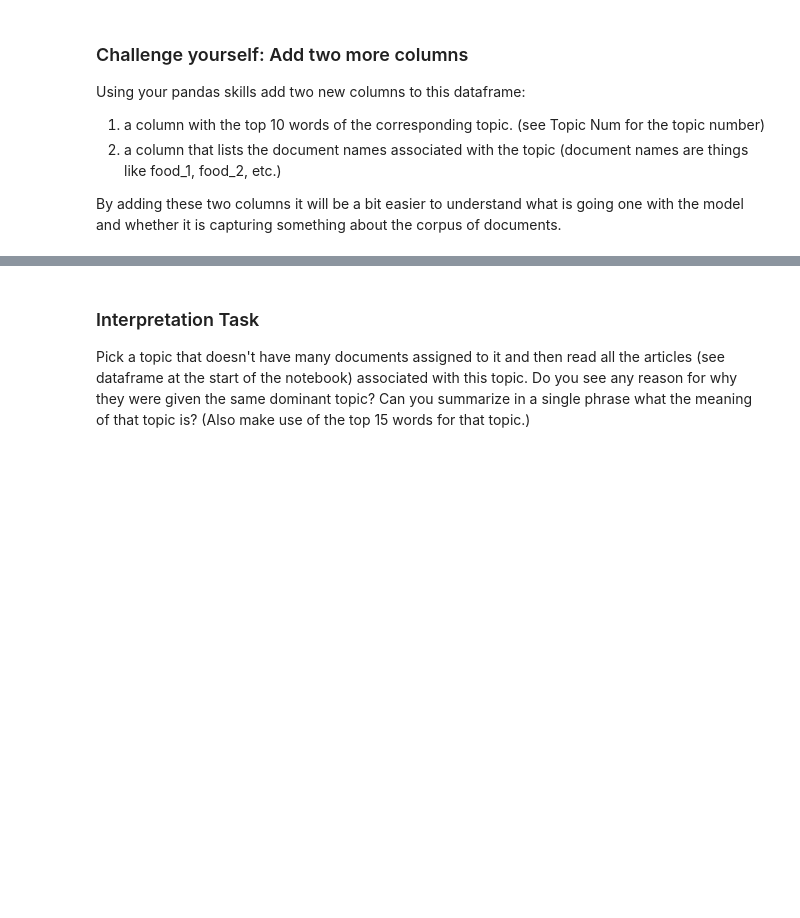
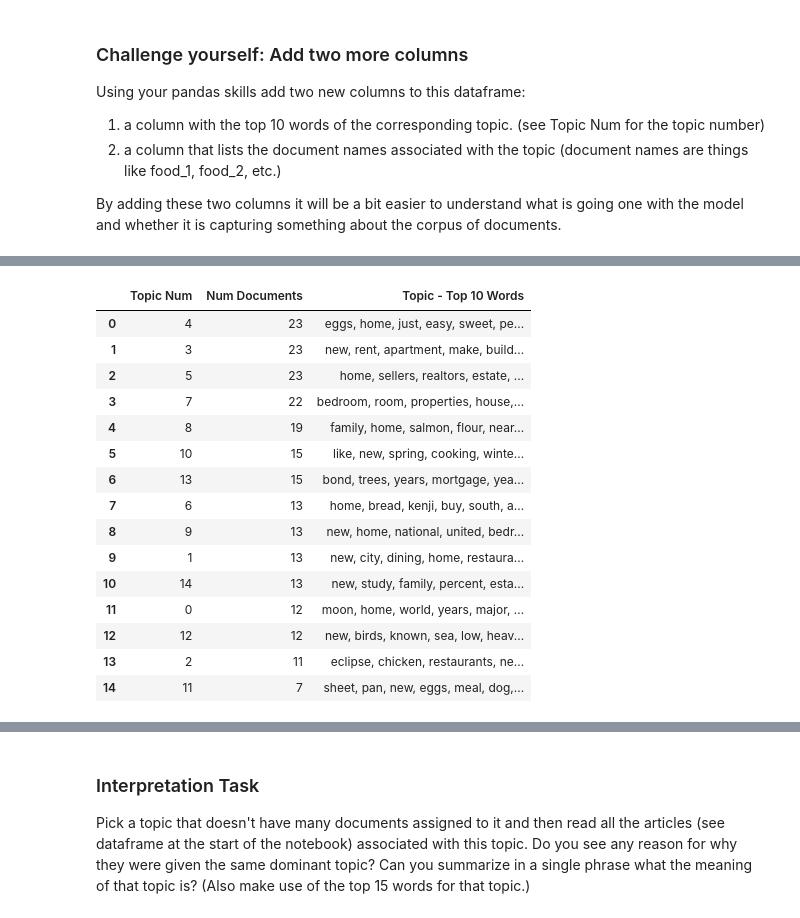
Before and after one commit to tsrogers9/cs3152024, a Jupyter notebook: CS315Week13LectureCode/TopicModeling/Topid Modeling with LDA.ipynb, the cells around one changed output, grey strips where cells are left out. Drawn from its saved outputs; the diff is of its cells as text; code cells hidden in the pictures; blank space fills up the shorter version.

```diff
--- a/CS315Week13LectureCode/TopicModeling/Topid Modeling with LDA.ipynb
+++ b/CS315Week13LectureCode/TopicModeling/Topid Modeling with LDA.ipynb
@@ -161,0 +300,10 @@ Use the variable names that have been seen so far.
+# %%
+row_index = 0
+doc_vec = dtm.getrow(row_index).toarray()
+
+non_zero_indices = doc_vec.nonzero()[1]
+dtm_scores = doc_vec[0, non_zero_indices] # goes and retrieves the values corresponding to the non_zero_indices
+words = [feature_names[i] for i in non_zero_indices]
+
+score_list = [(word, score) for i, (word, score) in enumerate(zip(words, dtm_scores))]
+score_df = pd.DataFrame(score_list, columns =['word', 'count'])
@@ -296,0 +558,7 @@ By adding these two columns it will be a bit easier to understand what is going
+# %%
+topic_top10words_df = pd.DataFrame(columns =['Topic Num', 'Topic - Top 10 Words'])
+for topic in displayHeader(lda, feature_names, 10):
+    topic_num = topic.split(':')[0].split()[1]
+    topic_list = topic.split(':')[1]
+    topic_top10words_df.loc[len(topic_top10words_df.index)] = [topic_num, topic_list]
+topic_top10words_df
@@ -296,0 +585,20 @@ By adding these two columns it will be a bit easier to understand what is going
+# %%
+df_topic_distribution2 = pd.merge(df_topic_distribution, topic_top10words_df, on='Topic Num')
+df_topic_distribution2
+# %% [output]
+|  | Topic Num | Num Documents | Topic - Top 10 Words |
+| 0 | 4 | 23 | eggs, home, just, easy, sweet, pe... |
+| 1 | 3 | 23 | new, rent, apartment, make, build... |
+| 2 | 5 | 23 | home, sellers, realtors, estate, ... |
+| 3 | 7 | 22 | bedroom, room, properties, house,... |
+| 4 | 8 | 19 | family, home, salmon, flour, near... |
+| 5 | 10 | 15 | like, new, spring, cooking, winte... |
+| 6 | 13 | 15 | bond, trees, years, mortgage, yea... |
+| 7 | 6 | 13 | home, bread, kenji, buy, south, a... |
+| 8 | 9 | 13 | new, home, national, united, bedr... |
+| 9 | 1 | 13 | new, city, dining, home, restaura... |
+| 10 | 14 | 13 | new, study, family, percent, esta... |
+| 11 | 0 | 12 | moon, home, world, years, major, ... |
+| 12 | 12 | 12 | new, birds, known, sea, low, heav... |
+| 13 | 2 | 11 | eclipse, chicken, restaurants, ne... |
+| 14 | 11 | 7 | sheet, pan, new, eggs, meal, dog,... |
```
Also changed, not shown: parts of 52 cells of this notebook, 3 other files.
